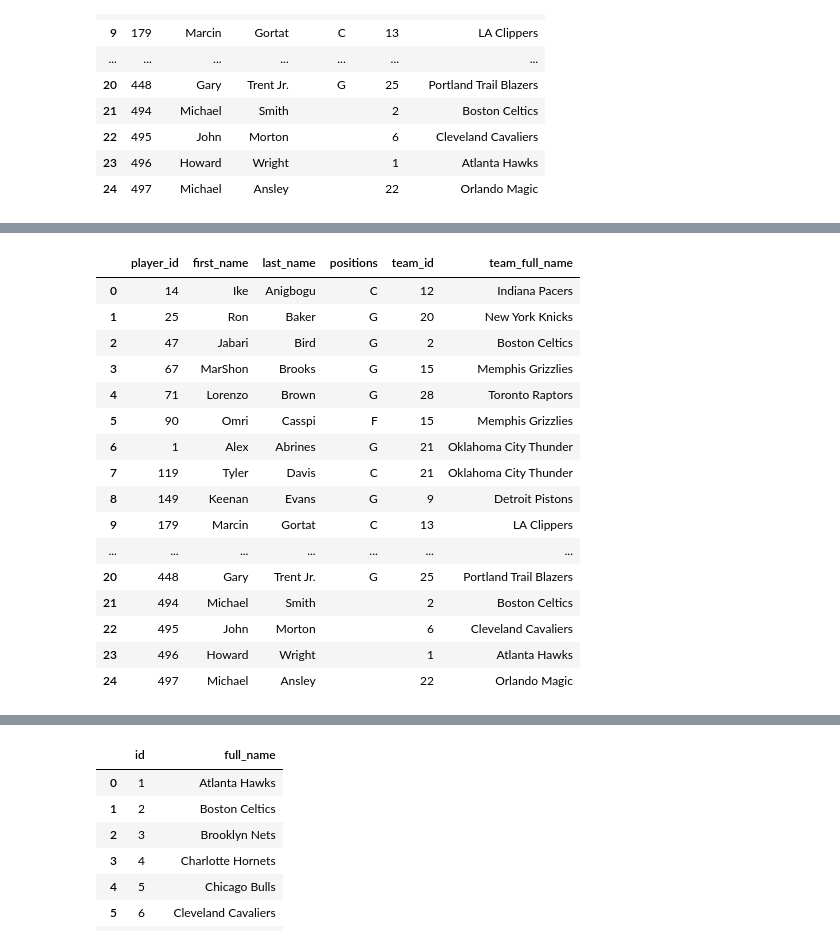
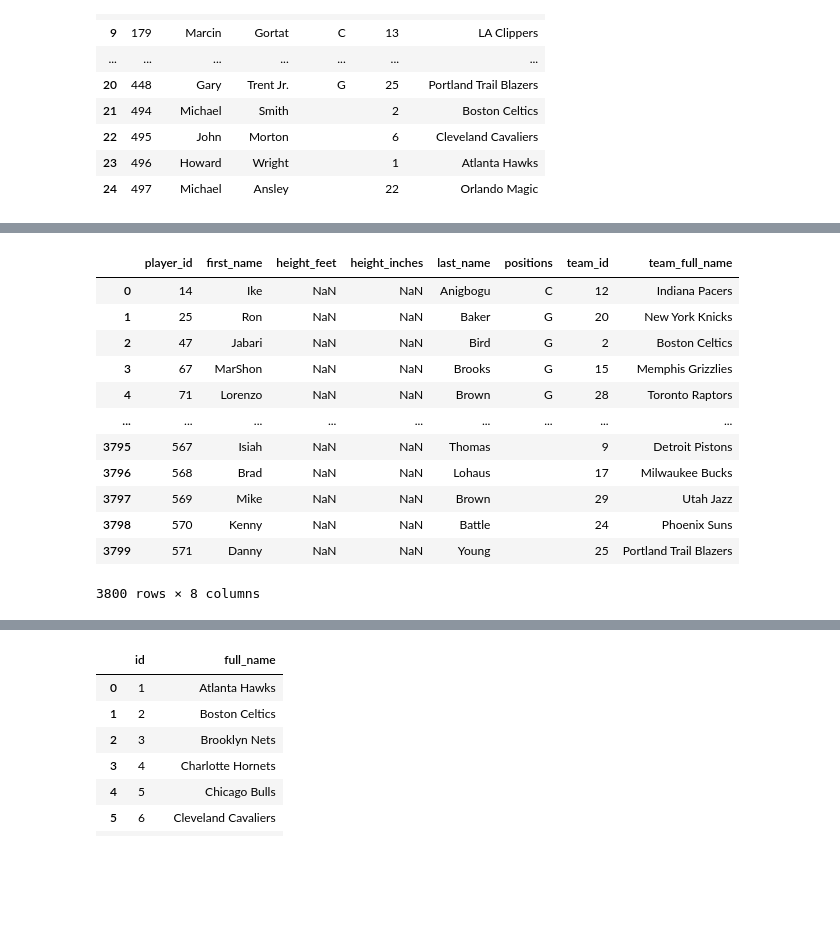
Before and after one commit to RajeeNatch/Basketball-Nerds, a Jupyter notebook: Basketball_stats.ipynb, the cells around one changed output, grey strips where cells are left out. Saved outputs shown, nothing was run; the diff lists cells and outputs as text; code cells hidden in the pictures; blank space fills up the shorter version.

```diff
--- a/Basketball_stats.ipynb
+++ b/Basketball_stats.ipynb
@@ -362,3 +74,0 @@ player_api
-# %%
-player_df = pd.json_normalize(player_api, record_path =['data'])
-player_df
@@ -448,21 +355,17 @@ player_final_df
 # %%
-player_final_df2 = player_final_df.rename(columns={'id': 'player_id', 'position': 'positions', 'team.id':'team_id', 'team.full_name':'team_full_name'})
-player_final_df2
+player_final_df = player_df.rename(columns={'id': 'player_id', 'position': 'positions', 'team.id':'team_id', 'team.full_name':'team_full_name'})
+player_final_df
 # %% [output]
-|  | player_id | first_name | last_name | positions | team_id | team_full_name |
-| 0 | 14 | Ike | Anigbogu | C | 12 | Indiana Pacers |
-| 1 | 25 | Ron | Baker | G | 20 | New York Knicks |
-| 2 | 47 | Jabari | Bird | G | 2 | Boston Celtics |
-| 3 | 67 | MarShon | Brooks | G | 15 | Memphis Grizzlies |
-| 4 | 71 | Lorenzo | Brown | G | 28 | Toronto Raptors |
-| 5 | 90 | Omri | Casspi | F | 15 | Memphis Grizzlies |
-| 6 | 1 | Alex | Abrines | G | 21 | Oklahoma City Thunder |
-| 7 | 119 | Tyler | Davis | C | 21 | Oklahoma City Thunder |
-| 8 | 149 | Keenan | Evans | G | 9 | Detroit Pistons |
-| 9 | 179 | Marcin | Gortat | C | 13 | LA Clippers |
-| ... | ... | ... | ... | ... | ... | ... |
-| 20 | 448 | Gary | Trent Jr. | G | 25 | Portland Trail Blazers |
-| 21 | 494 | Michael | Smith |  | 2 | Boston Celtics |
-| 22 | 495 | John | Morton |  | 6 | Cleveland Cavaliers |
-| 23 | 496 | Howard | Wright |  | 1 | Atlanta Hawks |
-| 24 | 497 | Michael | Ansley |  | 22 | Orlando Magic |
+|  | player_id | first_name | height_feet | height_inches | last_name | positions | team_id | team_full_name |
+| 0 | 14 | Ike | NaN | NaN | Anigbogu | C | 12 | Indiana Pacers |
+| 1 | 25 | Ron | NaN | NaN | Baker | G | 20 | New York Knicks |
+| 2 | 47 | Jabari | NaN | NaN | Bird | G | 2 | Boston Celtics |
+| 3 | 67 | MarShon | NaN | NaN | Brooks | G | 15 | Memphis Grizzlies |
+| 4 | 71 | Lorenzo | NaN | NaN | Brown | G | 28 | Toronto Raptors |
+| ... | ... | ... | ... | ... | ... | ... | ... | ... |
+| 3795 | 567 | Isiah | NaN | NaN | Thomas |  | 9 | Detroit Pistons |
+| 3796 | 568 | Brad | NaN | NaN | Lohaus |  | 17 | Milwaukee Bucks |
+| 3797 | 569 | Mike | NaN | NaN | Brown |  | 29 | Utah Jazz |
+| 3798 | 570 | Kenny | NaN | NaN | Battle |  | 24 | Phoenix Suns |
+| 3799 | 571 | Danny | NaN | NaN | Young |  | 25 | Portland Trail Blazers |
+3800 rows × 8 columns
```
Also changed, not shown: parts of 61 cells of this notebook.
